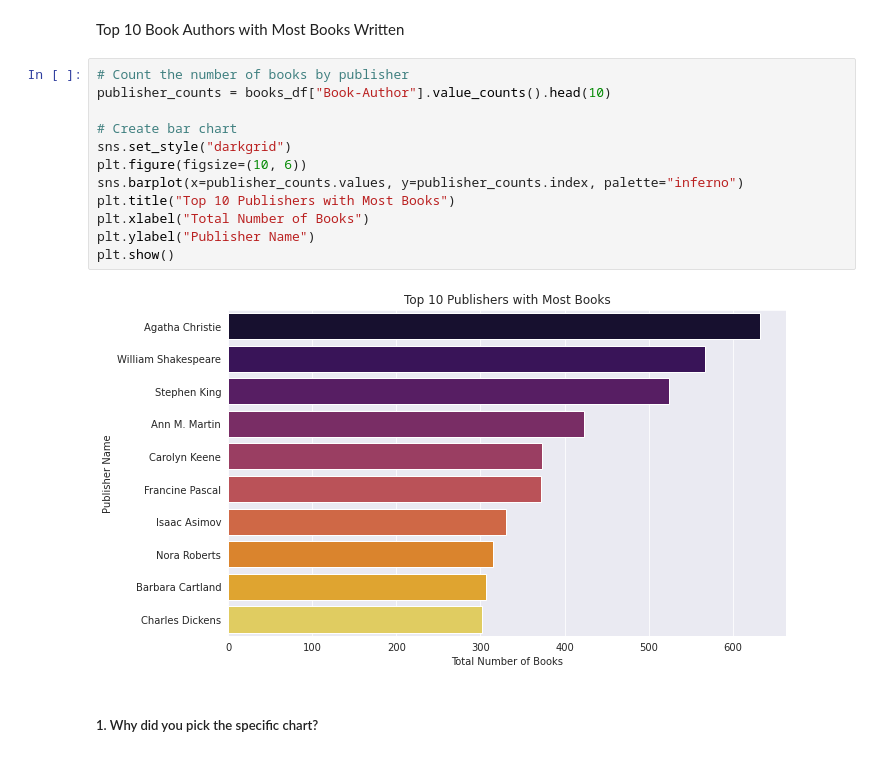
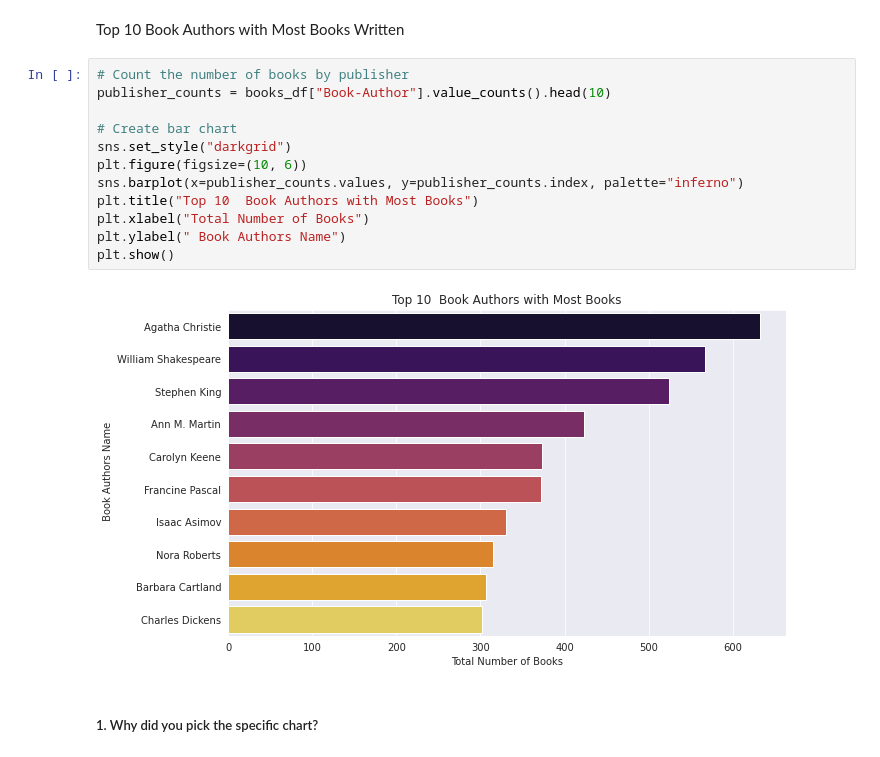
Before and after one commit to SaniyaBubere/book-recommendation-system, a Jupyter notebook: Book_Recommendation_System.ipynb, the cells around one changed output. Saved outputs shown, nothing was run; the diff lists cells and outputs as text.

```diff
--- a/Book_Recommendation_System.ipynb
+++ b/Book_Recommendation_System.ipynb
@@ -810,17 +792,17 @@ Top 10 Book Authors with Most Books Written
 # %%
 # Count the number of books by publisher
 publisher_counts = books_df["Book-Author"].value_counts().head(10)
 
 # Create bar chart
 sns.set_style("darkgrid")
 plt.figure(figsize=(10, 6))
 sns.barplot(x=publisher_counts.values, y=publisher_counts.index, palette="inferno")
-plt.title("Top 10 Publishers with Most Books")
+plt.title("Top 10  Book Authors with Most Books")
 plt.xlabel("Total Number of Books")
-plt.ylabel("Publisher Name")
+plt.ylabel(" Book Authors Name")
 plt.show()
 # %% [output]
-[figure, old version]
+[figure, new version]
 # %% [markdown]
 ##### 1. Why did you pick the specific chart?
 # %% [markdown]
```
Also changed, not shown: parts of 151 cells of this notebook.
